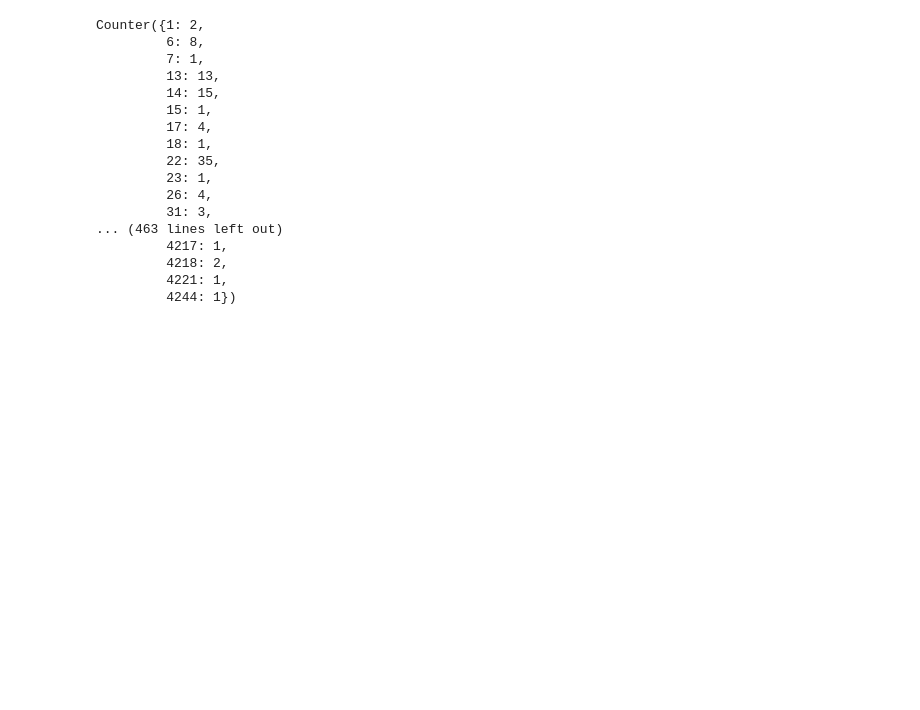
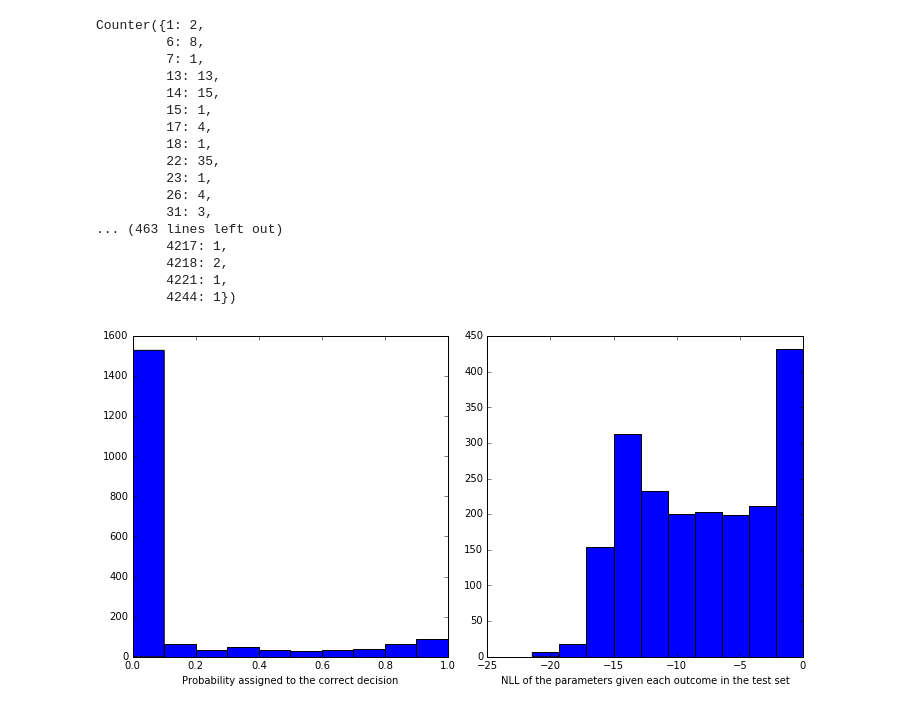
Before and after one commit to glasperfan/thesis, a Jupyter notebook: bach_code/Initial Experiments.ipynb, the cells around one changed output. Cells and saved outputs as stored; diff of their text form; code cells hidden in the pictures; blank space fills up the shorter version.

```diff
--- a/bach_code/Initial Experiments.ipynb
+++ b/bach_code/Initial Experiments.ipynb
@@ -684,8 +592,3 @@ ytestTree = numpy.array([lookup((y1, y2, y3, y4)) for (y1, y2, y3, y4) in ytest]
-# %%
-with h5py.File('data/choralestree.hdf5', "w", libver='latest') as f:
-    f.create_dataset('ytrainTree', ytrainTree.shape, dtype="i", data=ytrainTree)
-    f.create_dataset('ydevTree', ydevTree.shape, dtype="i", data=ydevTree)
-    f.create_dataset('ytestTree', ytestTree.shape, dtype="i", data=ytestTree)
 # %% [markdown]
 ### Sklearn on the full dataset
 # %%
@@ -705,8 +638,7 @@ from ordered_set import OrderedSet
 harmonizations = {}
 counter = 1
 
-totuple = lambda x: tuple(x)
-ytraintups, ydevtups, ytesttups = map(totuple, ytrain), map(totuple, ydev), map(totuple, ytest)
+ytraintups, ydevtups, ytesttups = map(tuple, ytrain), map(tuple, ydev), map(tuple, ytest)
 yalltups = ytraintups + ydevtups + ytesttups
 yunique = list(OrderedSet(yalltups))
 tounique = lambda x: yunique.index(x) + 1
@@ -737 +660,10 @@ array([ 1,  2,  3,  4,  5,  6,  7,  8,  9, 10, 11, 12, 13, 14, 15, 16, 15,
+# %%
+Xtestvetted = []
+ytestvetted = []
+for idx, x in enumerate(ytestunique):
+    if x in ytrainunique:
+        Xtestvetted.append(Xtest[idx])
+        ytestvetted.append(x)
+Xtestvetted = numpy.matrix(Xtestvetted)
+ytestvetted = numpy.array(ytestvetted)
 # %%
@@ -775,3 +712,29 @@ Counter({1: 2,
          4218: 2,
          4221: 1,
          4244: 1})
+# %%
+%matplotlib inline
+import numpy as np
+import scipy as sp
+import matplotlib as mpl
+import matplotlib.cm as cm
+import matplotlib.pyplot as plt
+
+def plotNLLandConfidence(filename):
+    with open(filename, 'r') as f:
+        lines = f.readlines()
+    formatted = map(lambda x: x[:-2] if '\t\n' in x else x[:-1], lines)
+    formatted = [map(float, x.split('\t')) for x in formatted]
+    nll = [x[0] for x in formatted]
+    per = [x[1] for x in formatted]
+    fig, ax = plt.subplots(1, 2, figsize=(10,5))
+    fig.tight_layout()
+    ax[0].hist(per)
+    ax[0].set_xlabel("Probability assigned to the correct decision")
+    ax[1].hist(nll)
+    ax[1].set_xlabel("NLL of the parameters given each outcome in the test set")
+    plt.show()
+# %%
+plotNLLandConfidence("smerror.txt")
+# %% [output]
+[figure, added]
```
Also changed, not shown: parts of 37 cells of this notebook, 14 other files.
